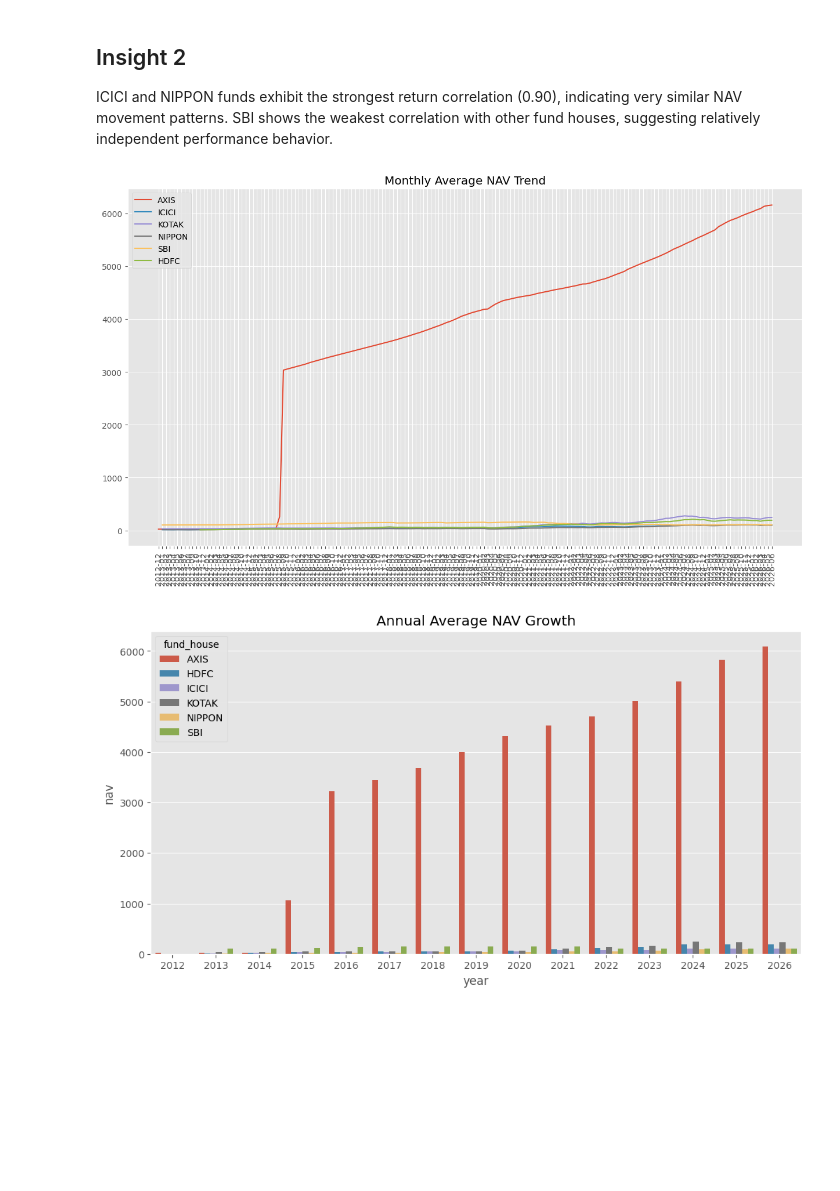
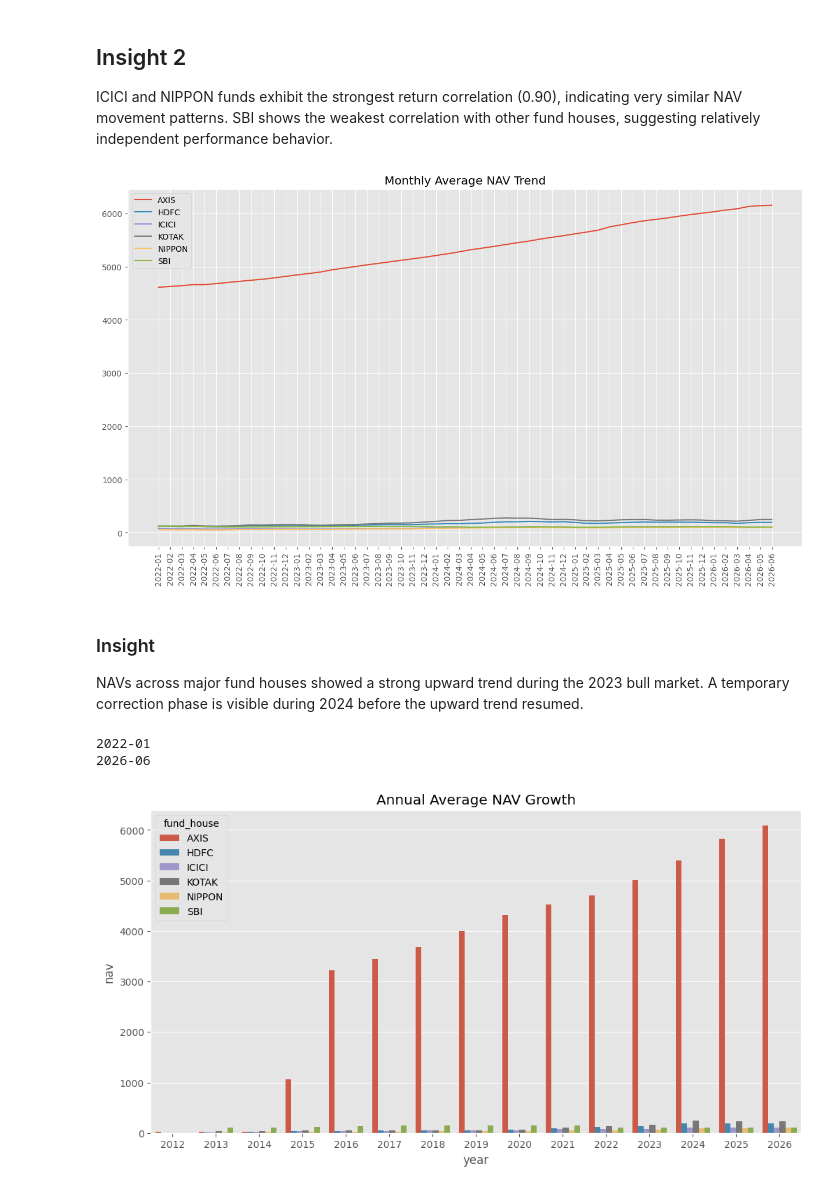
Before and after one commit to Varshshetty/mutual_fund_analytics, a Jupyter notebook: notebooks/EDA_Analysis.ipynb, the cells around one changed output. Drawn from its saved outputs; the diff is of its cells as text; code cells hidden in the pictures; blank space fills up the shorter version.

```diff
--- a/notebooks/EDA_Analysis.ipynb
+++ b/notebooks/EDA_Analysis.ipynb
@@ -240,6 +240,9 @@ plt.show()
 ICICI and NIPPON funds exhibit the strongest return correlation (0.90), indicating very similar NAV movement patterns. SBI shows the weakest correlation with other fund houses, suggesting relatively independent performance behavior.
 # %%
 monthly_nav = nav_df.copy()
+monthly_nav = monthly_nav[
+    monthly_nav["date"] >= "2022-01-01"
+]
 
 monthly_nav["month"] = (
     monthly_nav["date"]
@@ -259,31 +262,31 @@ monthly_nav["month"] = (
     .astype(str)
 )
 
 plt.figure(figsize=(15,8))
 
 for fund in monthly_nav["fund_house"].unique():
 
     subset = monthly_nav[
         monthly_nav["fund_house"] == fund
     ]
 
     plt.plot(
         subset["month"],
         subset["nav"],
         label=fund
     )
 
 plt.xticks(rotation=90)
 
 plt.title("Monthly Average NAV Trend")
 plt.legend()
 
 plt.savefig(
     "../reports/monthly_nav_trend.png",
     dpi=300,
     bbox_inches="tight"
 )
 
 plt.show()
 # %% [output]
-[figure, old version]
+[figure, new version]
@@ -290,3 +327,12 @@ plt.show()
+# %% [markdown]
+### Insight
+NAVs across major fund houses showed a strong upward trend during the 2023 bull market. A temporary correction phase is visible during 2024 before the upward trend resumed.
+# %%
+print(monthly_nav["month"].min())
+print(monthly_nav["month"].max())
+# %% [output]
+2022-01
+2026-06
 # %%
 annual_nav = nav_df.copy()
 
```
Also changed, not shown: parts of 5 cells of this notebook, 9 other files.
